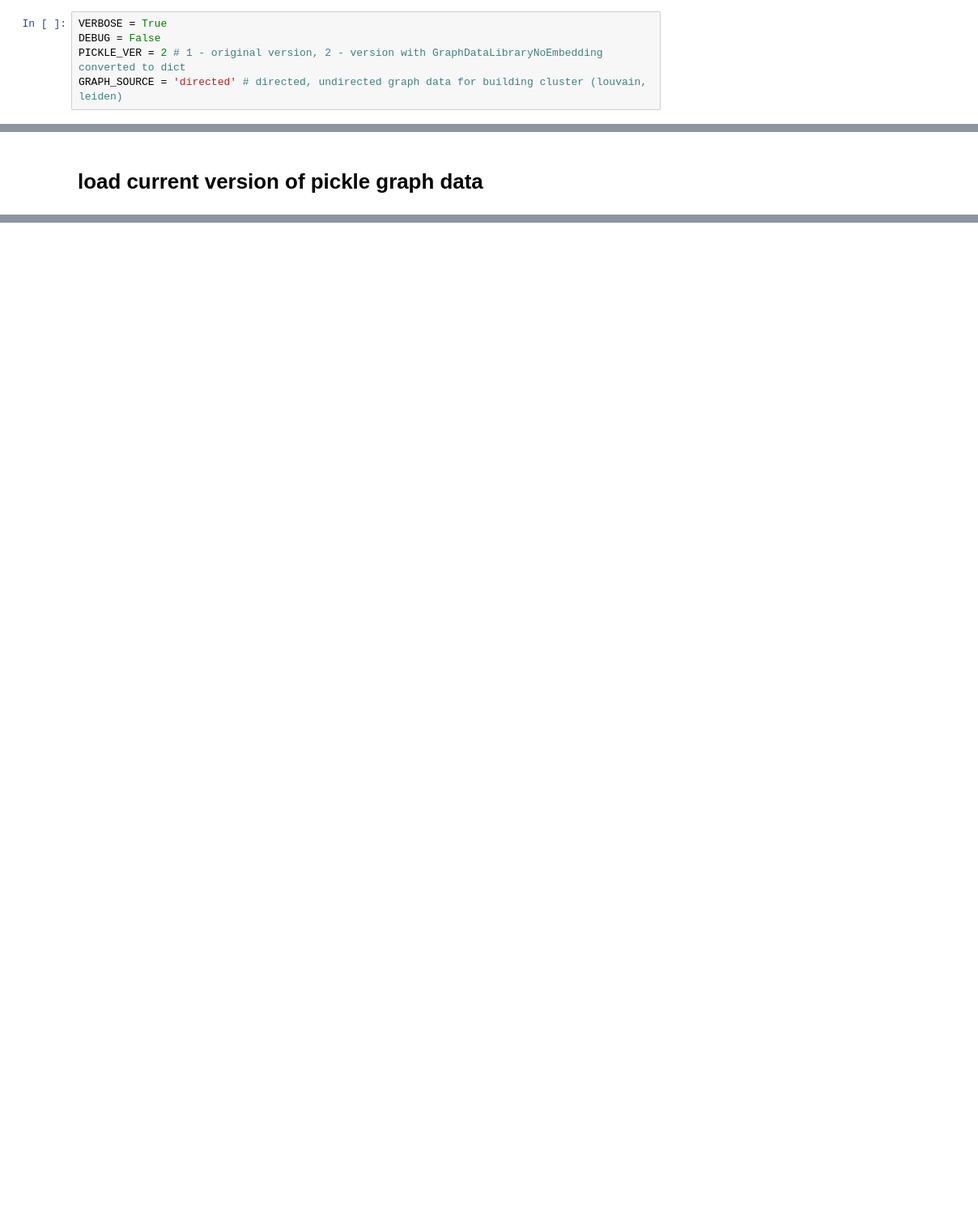
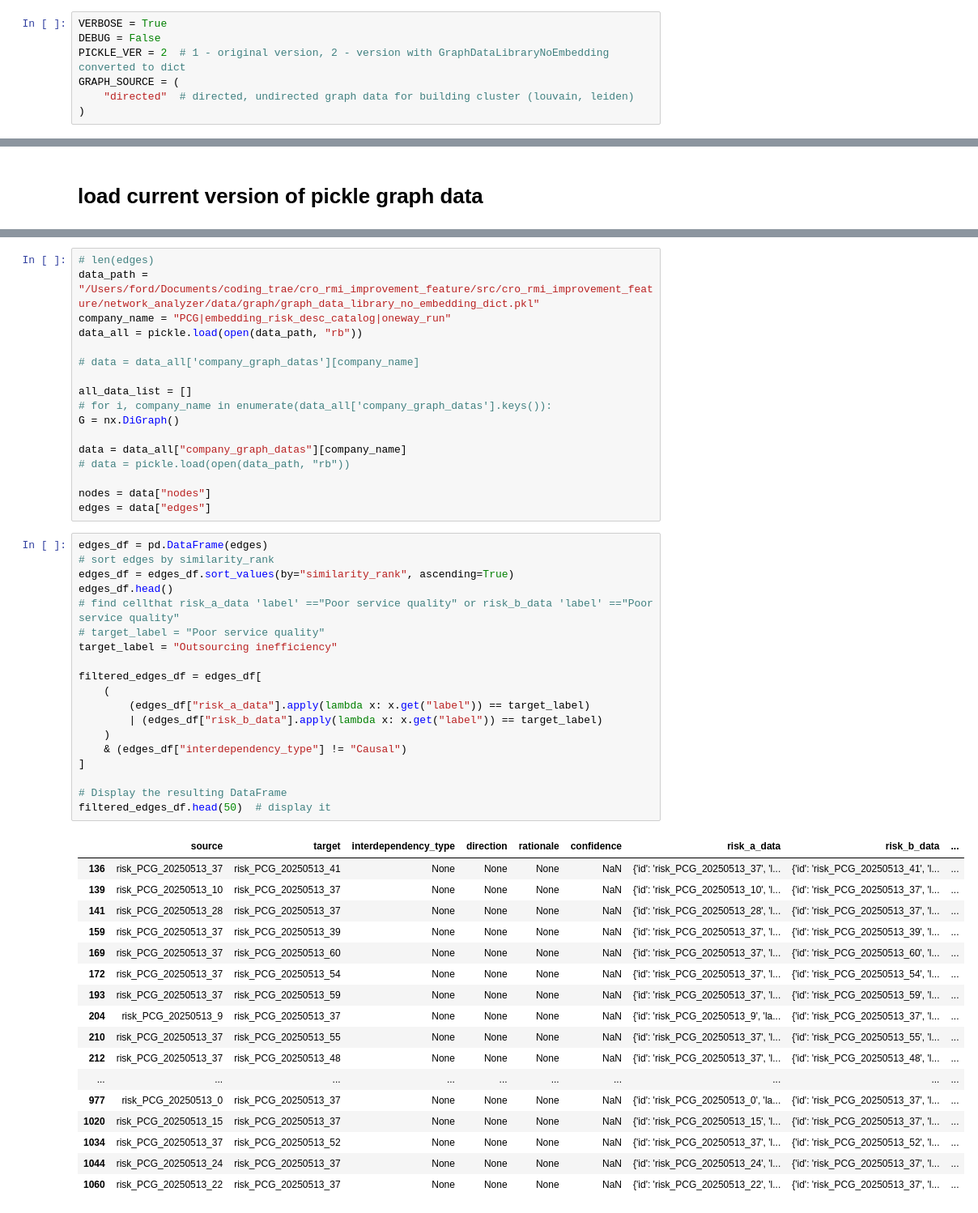
Before and after one commit to Fayord/cro_rmi_improvement_feature, a Jupyter notebook: src/cro_rmi_improvement_feature/network_analyzer/notebook/gen_cluster_mitigationplan_unittest 3.ipynb, the cells around one changed output, grey strips where cells are left out. Shown at 81% size. Saved outputs shown, nothing was run; the diff lists cells and outputs as text; blank space fills up the shorter version.

```diff
--- a/src/cro_rmi_improvement_feature/network_analyzer/notebook/gen_cluster_mitigationplan_unittest 3.ipynb
+++ b/src/cro_rmi_improvement_feature/network_analyzer/notebook/gen_cluster_mitigationplan_unittest 3.ipynb
@@ -3,8 +3,10 @@
 # %%
 VERBOSE = True
 DEBUG = False
-PICKLE_VER = 2 # 1 - original version, 2 - version with GraphDataLibraryNoEmbedding converted to dict
-GRAPH_SOURCE = 'directed' # directed, undirected graph data for building cluster (louvain, leiden)
+PICKLE_VER = 2  # 1 - original version, 2 - version with GraphDataLibraryNoEmbedding converted to dict
+GRAPH_SOURCE = (
+    "directed"  # directed, undirected graph data for building cluster (louvain, leiden)
+)
 # %%
 if DEBUG:
     from models import *
@@ -114,0 +270,54 @@ if PICKLE_VER == 2:
+# %%
+# len(edges)
+data_path = "/Users/ford/Documents/coding_trae/cro_rmi_improvement_feature/src/cro_rmi_improvement_feature/network_analyzer/data/graph/graph_data_library_no_embedding_dict.pkl"
+company_name = "PCG|embedding_risk_desc_catalog|oneway_run"
+data_all = pickle.load(open(data_path, "rb"))
+
+# data = data_all['company_graph_datas'][company_name]
+
+all_data_list = []
+# for i, company_name in enumerate(data_all['company_graph_datas'].keys()):
+G = nx.DiGraph()
+
+data = data_all["company_graph_datas"][company_name]
+# data = pickle.load(open(data_path, "rb"))
+
+nodes = data["nodes"]
+edges = data["edges"]
+# %%
+edges_df = pd.DataFrame(edges)
+# sort edges by similarity_rank
+edges_df = edges_df.sort_values(by="similarity_rank", ascending=True)
+edges_df.head()
+# find cellthat risk_a_data 'label' =="Poor service quality" or risk_b_data 'label' =="Poor service quality"
+# target_label = "Poor service quality"
+target_label = "Outsourcing inefficiency"
+
+filtered_edges_df = edges_df[
+    (
+        (edges_df["risk_a_data"].apply(lambda x: x.get("label")) == target_label)
+        | (edges_df["risk_b_data"].apply(lambda x: x.get("label")) == target_label)
+    )
+    & (edges_df["interdependency_type"] != "Causal")
+]
+
+# Display the resulting DataFrame
+filtered_edges_df.head(50)  # display it
+# %% [output]
+|  | source | target | interdependency_type | direction | rationale | confidence | risk_a_data | risk_b_data | ... |
+| 136 | risk_PCG_20250513_37 | risk_PCG_20250513_41 | None | None | None | NaN | {'id': 'risk_PCG_20250513_37', 'l... | {'id': 'risk_PCG_20250513_41', 'l... | ... |
+| 139 | risk_PCG_20250513_10 | risk_PCG_20250513_37 | None | None | None | NaN | {'id': 'risk_PCG_20250513_10', 'l... | {'id': 'risk_PCG_20250513_37', 'l... | ... |
+| 141 | risk_PCG_20250513_28 | risk_PCG_20250513_37 | None | None | None | NaN | {'id': 'risk_PCG_20250513_28', 'l... | {'id': 'risk_PCG_20250513_37', 'l... | ... |
+| 159 | risk_PCG_20250513_37 | risk_PCG_20250513_39 | None | None | None | NaN | {'id': 'risk_PCG_20250513_37', 'l... | {'id': 'risk_PCG_20250513_39', 'l... | ... |
+| 169 | risk_PCG_20250513_37 | risk_PCG_20250513_60 | None | None | None | NaN | {'id': 'risk_PCG_20250513_37', 'l... | {'id': 'risk_PCG_20250513_60', 'l... | ... |
+| 172 | risk_PCG_20250513_37 | risk_PCG_20250513_54 | None | None | None | NaN | {'id': 'risk_PCG_20250513_37', 'l... | {'id': 'risk_PCG_20250513_54', 'l... | ... |
+| 193 | risk_PCG_20250513_37 | risk_PCG_20250513_59 | None | None | None | NaN | {'id': 'risk_PCG_20250513_37', 'l... | {'id': 'risk_PCG_20250513_59', 'l... | ... |
+| 204 | risk_PCG_20250513_9 | risk_PCG_20250513_37 | None | None | None | NaN | {'id': 'risk_PCG_20250513_9', 'la... | {'id': 'risk_PCG_20250513_37', 'l... | ... |
+| 210 | risk_PCG_20250513_37 | risk_PCG_20250513_55 | None | None | None | NaN | {'id': 'risk_PCG_20250513_37', 'l... | {'id': 'risk_PCG_20250513_55', 'l... | ... |
+| 212 | risk_PCG_20250513_37 | risk_PCG_20250513_48 | None | None | None | NaN | {'id': 'risk_PCG_20250513_37', 'l... | {'id': 'risk_PCG_20250513_48', 'l... | ... |
+| ... | ... | ... | ... | ... | ... | ... | ... | ... | ... |
+| 977 | risk_PCG_20250513_0 | risk_PCG_20250513_37 | None | None | None | NaN | {'id': 'risk_PCG_20250513_0', 'la... | {'id': 'risk_PCG_20250513_37', 'l... | ... |
+| 1020 | risk_PCG_20250513_15 | risk_PCG_20250513_37 | None | None | None | NaN | {'id': 'risk_PCG_20250513_15', 'l... | {'id': 'risk_PCG_20250513_37', 'l... | ... |
+| 1034 | risk_PCG_20250513_37 | risk_PCG_20250513_52 | None | None | None | NaN | {'id': 'risk_PCG_20250513_37', 'l... | {'id': 'risk_PCG_20250513_52', 'l... | ... |
+| 1044 | risk_PCG_20250513_24 | risk_PCG_20250513_37 | None | None | None | NaN | {'id': 'risk_PCG_20250513_24', 'l... | {'id': 'risk_PCG_20250513_37', 'l... | ... |
+| 1060 | risk_PCG_20250513_22 | risk_PCG_20250513_37 | None | None | None | NaN | {'id': 'risk_PCG_20250513_22', 'l... | {'id': 'risk_PCG_20250513_37', 'l... | ... |
```
Also changed, not shown: parts of 12 cells of this notebook, 2 other files.
